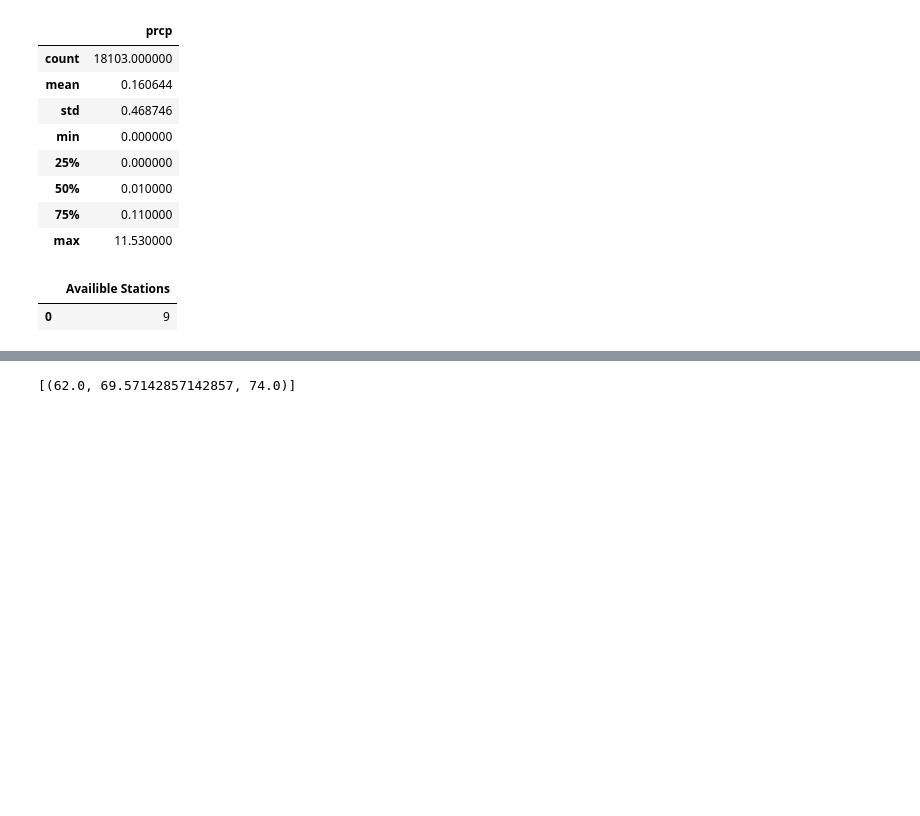
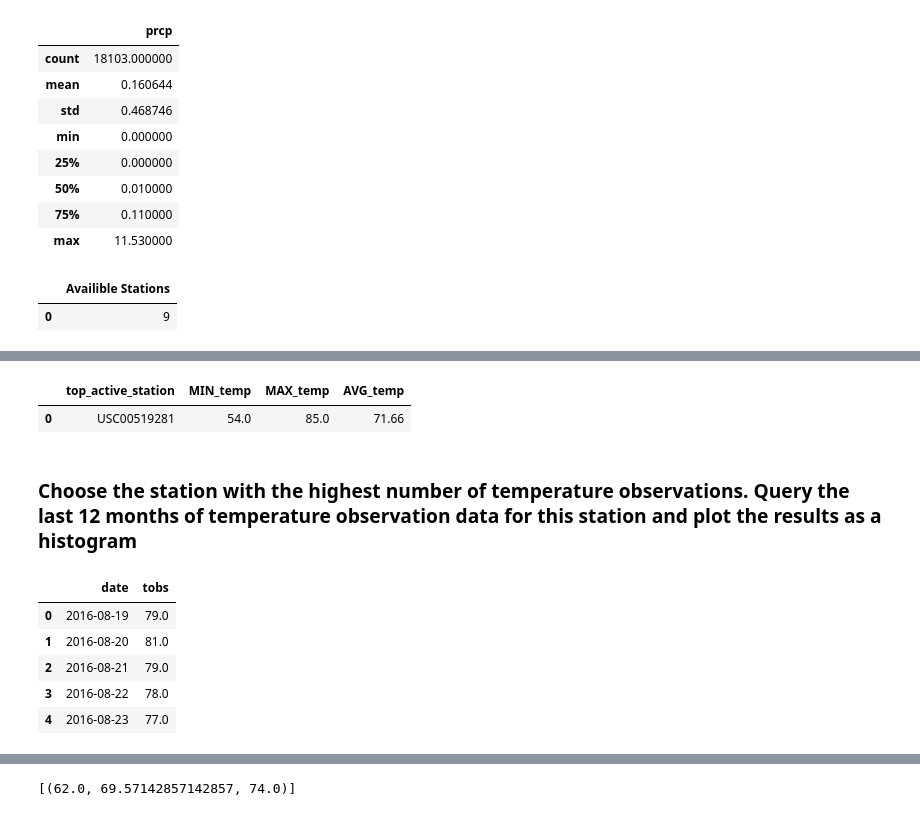
Before and after one commit to timhulak/sqlalchemy, a Jupyter notebook: climate_starter.ipynb, the cells around one changed output, grey strips where cells are left out. Drawn from its saved outputs; the diff is of its cells as text; code cells hidden in the pictures; blank space fills up the shorter version.

```diff
--- a/climate_starter.ipynb
+++ b/climate_starter.ipynb
@@ -208,0 +200,22 @@ active_stations
+# %%
+agg_temp = pd.read_sql("SELECT station AS 'top_active_station', MIN(tobs) AS MIN_temp,MAX(tobs) AS MAX_temp,ROUND(AVG(tobs),2)AS AVG_temp \
+                        FROM Measurement  \
+                        WHERE station = 'USC00519281'",engine)
+agg_temp
+# %% [output]
+|  | top_active_station | MIN_temp | MAX_temp | AVG_temp |
+| 0 | USC00519281 | 54.0 | 85.0 | 71.66 |
+# %% [markdown]
+### Choose the station with the highest number of temperature observations. Query the last 12 months of temperature observation data for this station and plot the results as a histogram
+# %%
+highest_station = pd.read_sql("SELECT date,tobs FROM Measurement WHERE (station = 'USC00519281') \
+                                AND (date BETWEEN '2016-08-19' AND '2017-08-19')",engine)
+temp_df = pd.DataFrame(highest_station)
+temp_df.head()
+# %% [output]
+|  | date | tobs |
+| 0 | 2016-08-19 | 79.0 |
+| 1 | 2016-08-20 | 81.0 |
+| 2 | 2016-08-21 | 79.0 |
+| 3 | 2016-08-22 | 78.0 |
+| 4 | 2016-08-23 | 77.0 |
```
Also changed, not shown: parts of 9 cells of this notebook.
